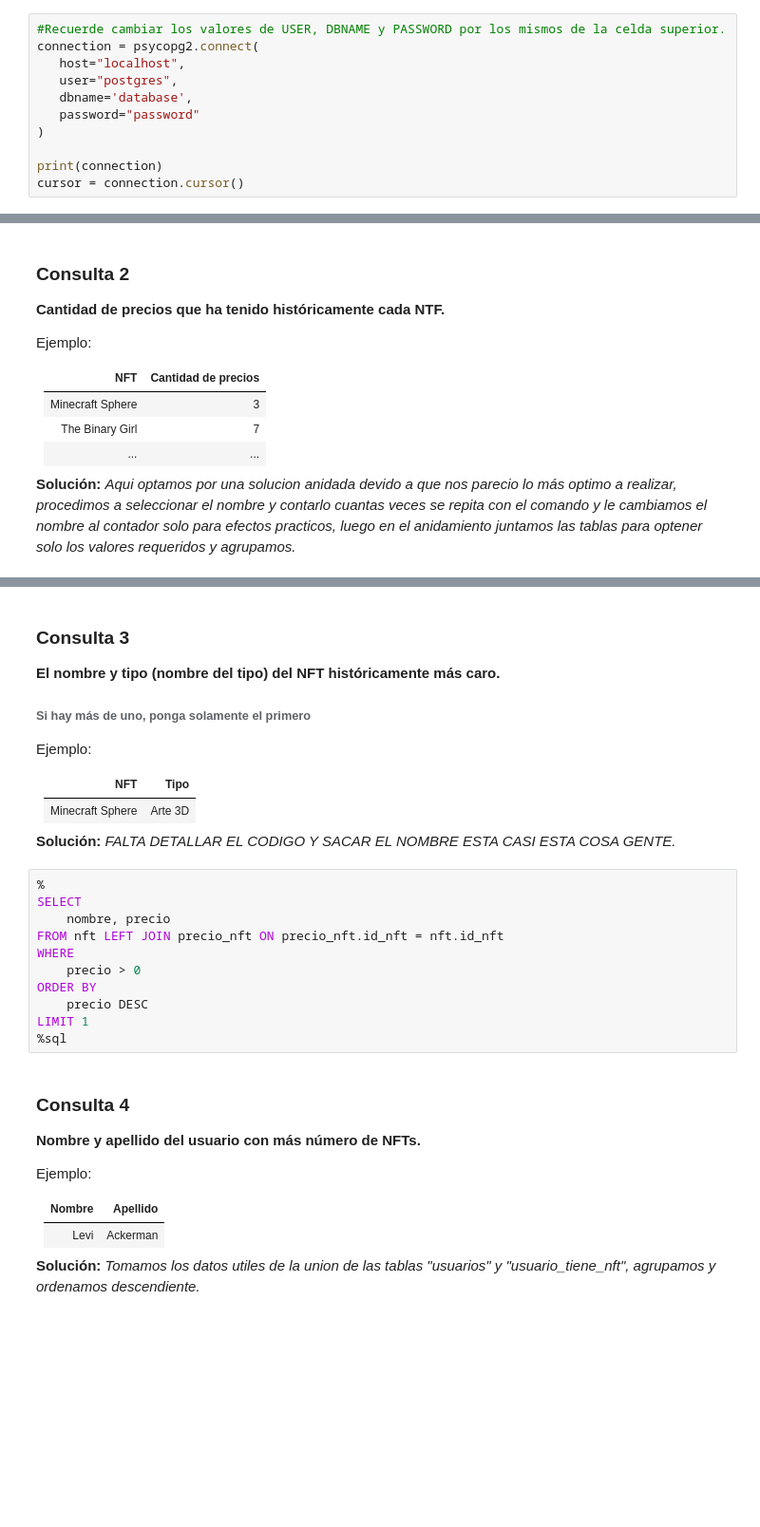
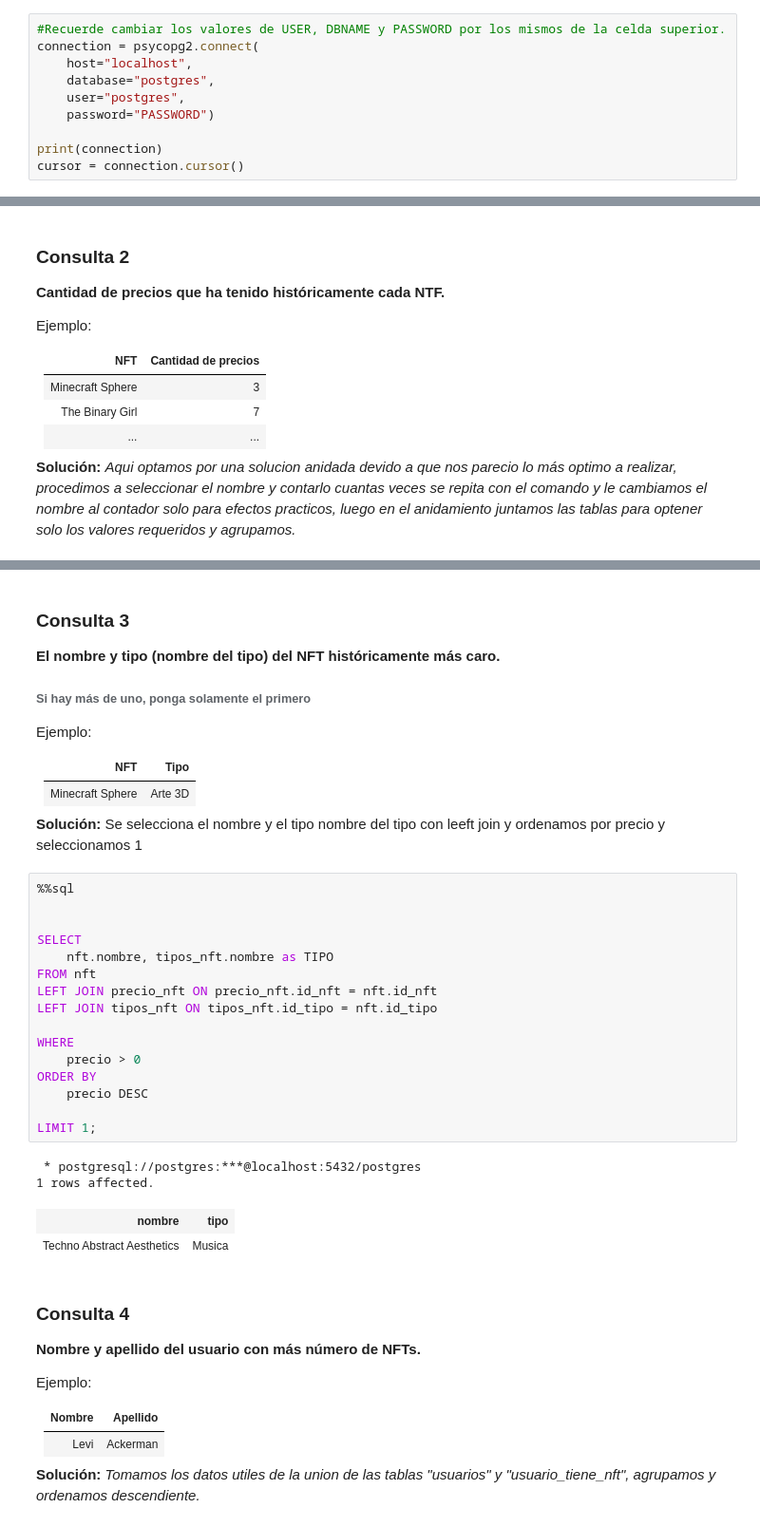
Before and after one commit to YUYO1814/Tarea-1-Grupo22, a Jupyter notebook: Tarea1_BD_2022-1 V1.1.ipynb, the cells around one changed output, grey strips where cells are left out. Shown at 95% size. Cells and saved outputs as stored; diff of their text form; blank space fills up the shorter version.

```diff
--- a/Tarea1_BD_2022-1 V1.1.ipynb
+++ b/Tarea1_BD_2022-1 V1.1.ipynb
@@ -54,11 +84,10 @@ Para conectarse de forma declarativa a la Base de Datos, utilice el siguiente c
 # %%
 #Recuerde cambiar los valores de USER, DBNAME y PASSWORD por los mismos de la celda superior.
 connection = psycopg2.connect(
-   host="localhost",
-   user="postgres",
-   dbname='database',
-   password="password"
-)
+    host="localhost",
+    database="postgres",
+    user="postgres",
+    password="PASSWORD")
 
 print(connection)
 cursor = connection.cursor()
@@ -317,18 +393,28 @@ Ejemplo:
 |----------------|--------|
 | Minecraft Sphere| Arte 3D |
 
-**Solución:** _FALTA DETALLAR EL CODIGO Y SACAR EL NOMBRE ESTA CASI ESTA COSA GENTE._
+**Solución:** Se selecciona el nombre y el tipo nombre del tipo con leeft join y ordenamos por precio y seleccionamos 1
 # %%
-%
+%%sql
+
+
 SELECT
-	nombre, precio
-FROM nft LEFT JOIN precio_nft ON precio_nft.id_nft = nft.id_nft
+	nft.nombre, tipos_nft.nombre as TIPO
+FROM nft
+LEFT JOIN precio_nft ON precio_nft.id_nft = nft.id_nft
+LEFT JOIN tipos_nft ON tipos_nft.id_tipo = nft.id_tipo
+
 WHERE
 	precio > 0
 ORDER BY
 	precio DESC
-LIMIT 1
-%sql
+
+LIMIT 1;
+# %% [output]
+ * postgresql://postgres:***@localhost:5432/postgres
+1 rows affected.
+| nombre | tipo |
+| Techno Abstract Aesthetics | Musica |
 # %% [markdown]
 ### Consulta 4
 **Nombre y apellido del usuario con más número de NFTs.**
```
Also changed, not shown: parts of 18 cells of this notebook.
